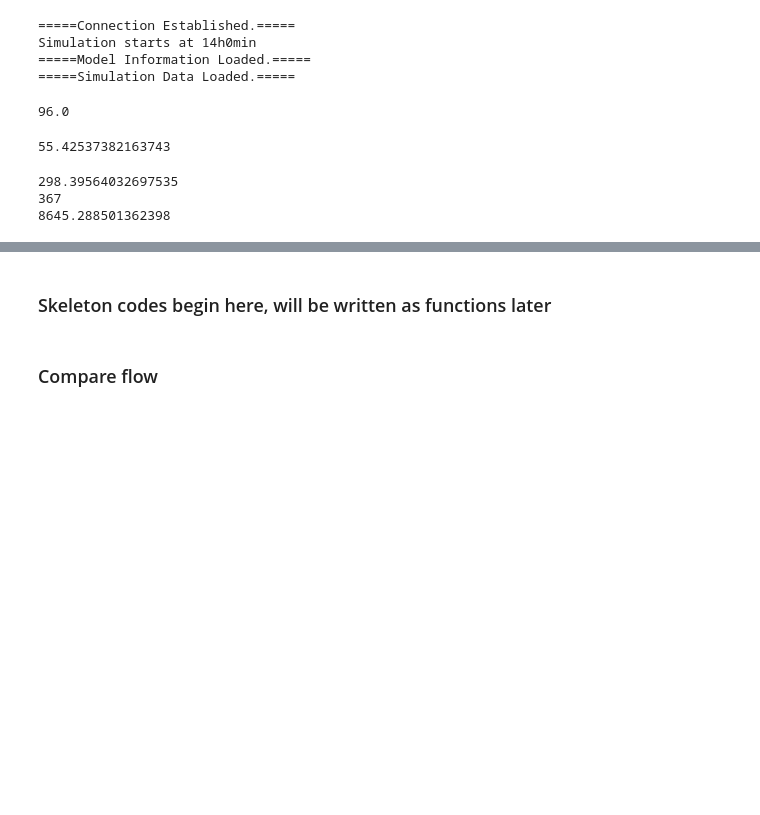
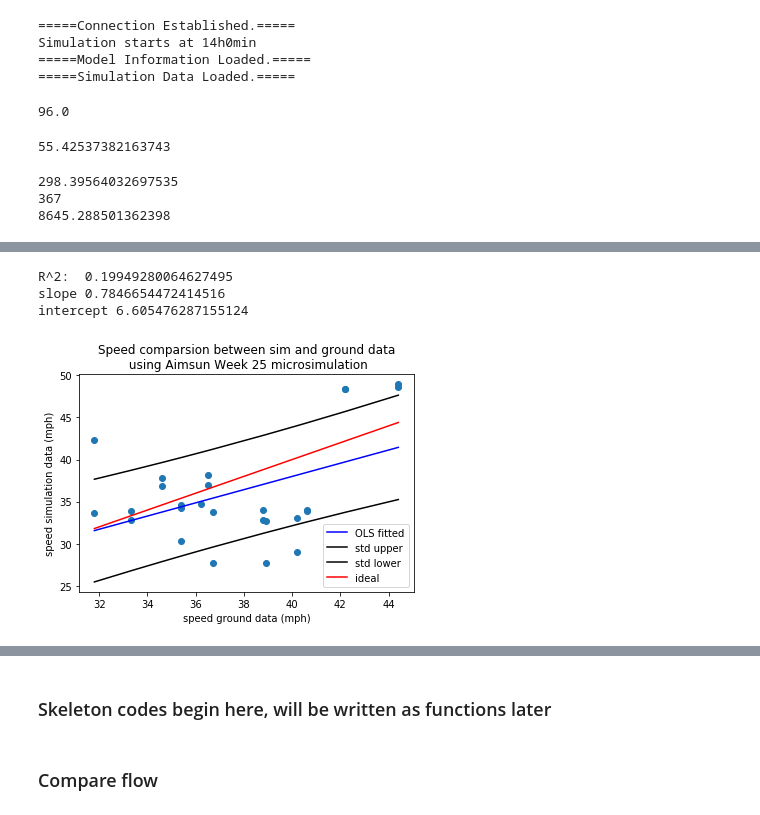
Before and after one commit to Fremont-project/data-processing, a Jupyter notebook: pipeline/aimsun-data-analysis/Aimsun Microsimulation SQLite Output Database Analyzer.ipynb, the cells around one changed output, grey strips where cells are left out. Drawn from its saved outputs; the diff is of its cells as text; code cells hidden in the pictures; blank space fills up the shorter version.

Commit message:
all in function

```diff
--- a/pipeline/aimsun-data-analysis/Aimsun Microsimulation SQLite Output Database Analyzer.ipynb
+++ b/pipeline/aimsun-data-analysis/Aimsun Microsimulation SQLite Output Database Analyzer.ipynb
@@ -83,14 +83,19 @@ These functions are wrapper functions for the underlying SQLite commands we use
 # %%
 def create_connection(db_file):
     """
-    To do
+    Open and make connection to the specified sqlite database.
+    @param db_file:         file path of the sqlite database
+    @return:                The database connection handler.
     """
     conn = sqlite3.connect(db_file)
     return conn
 
 def create_df_from_sql_table(conn, table_name):
     """
-    To do
+    Create a dataframe for one sql table.
+    @param conn:            The database connection handler.
+    @param table_name:      The name of the table.
+    @return:                A dataframe containing all the information of the sqlite table.
     """
     query = conn.execute("SELECT * From {}".format(table_name))
     cols = [column[0] for column in query.description]
@@ -99,7 +104,11 @@ def create_df_from_sql_table(conn, table_name):
 
 def select_all_from_table(conn, table, should_print = True):
     """
-    To do
+    Select all rows from one sqlite table
+    @param conn:            The database connection handler.
+    @param table:           The name of the table.
+    @should_print:          Whether the selected rows should be printed. Default True.
+    @return:                All rows from one sqlite table.
     """
     cur = conn.cursor()
     if should_print:
@@ -115,11 +124,13 @@ def select_all_from_table(conn, table, should_print = True):
 # %% [markdown]
 ### Other helper functions
 # %%
-# given two sequences, sort the x,y pair ascendingly based on x.
-# This function is used to plot lines with incresing x.
 def get_sorted_x_y(x, y):
     """
-    To do
+    Given two sequences, sort the x,y pair ascendingly based on x.
+    This function is used to plot lines with incresing x.
+    @param x:               The array of x coordinates.
+    @param y:               The array of y coordinates.
+    @return:                The sorted array of x and y with ascending x.
     """
     sort_x_y = sorted((i,j) for i,j in zip(x,y))
     X = []
@@ -140,8 +158,15 @@ biplot(x_data, y_data, x_label, y_label, title, filename)
 # %%
-# draw biplot given data, label and title. Save the figure to file.
+#
 def biplot(x_data, y_data, x_label, y_label, title, filename):
     """
-    To do
+    Draw the biplot given data, label and title. Fit a linear regression based on x_data and y_data. Save the figure to file.
+    @param x_data:          The data for x coordinates.
+    @param y_data:          The data for y coordinates.
+    @param x_label:         The label for x axis.
+    @param y_label:         The label for y axis.
+    @param title:           The title of the figure.
+    @param filename:        The name of the saved image (name only, path not included).
+    @return:                R^2, slope and intercept of the fitted regression line.
     """
     plt.xlabel(x_label)
     plt.ylabel(y_label)
@@ -639,0 +810,12 @@ analyzer.get_total_distribution(separate=True)
+# %%
+speed_ground_folder = os.path.join(data_folder,"Data processing","Temporary exports to be copied to processed data","Demand","Flow_speed")
+speed_ground_file_name = "2015_Speed_Processed_Percent.csv"
+speed_raw_folder = os.path.join(data_folder, "Data processing", "Raw", "Demand", "Flow_speed", "Kimley Horn Data")
+speed_ground = pd.read_csv(os.path.join(speed_ground_folder, speed_ground_file_name)).fillna(0)[:-2] # currently missing road eid for last two rows in the ground truth speed file
+
+analyzer.compare_speed(speed_ground, speed_raw_folder)
+# %% [output]
+R^2:  0.19949280064627495
+slope 0.7846654472414516
+intercept 6.605476287155124
+[figure, added]
```
Also changed, not shown: parts of 8 cells of this notebook.
